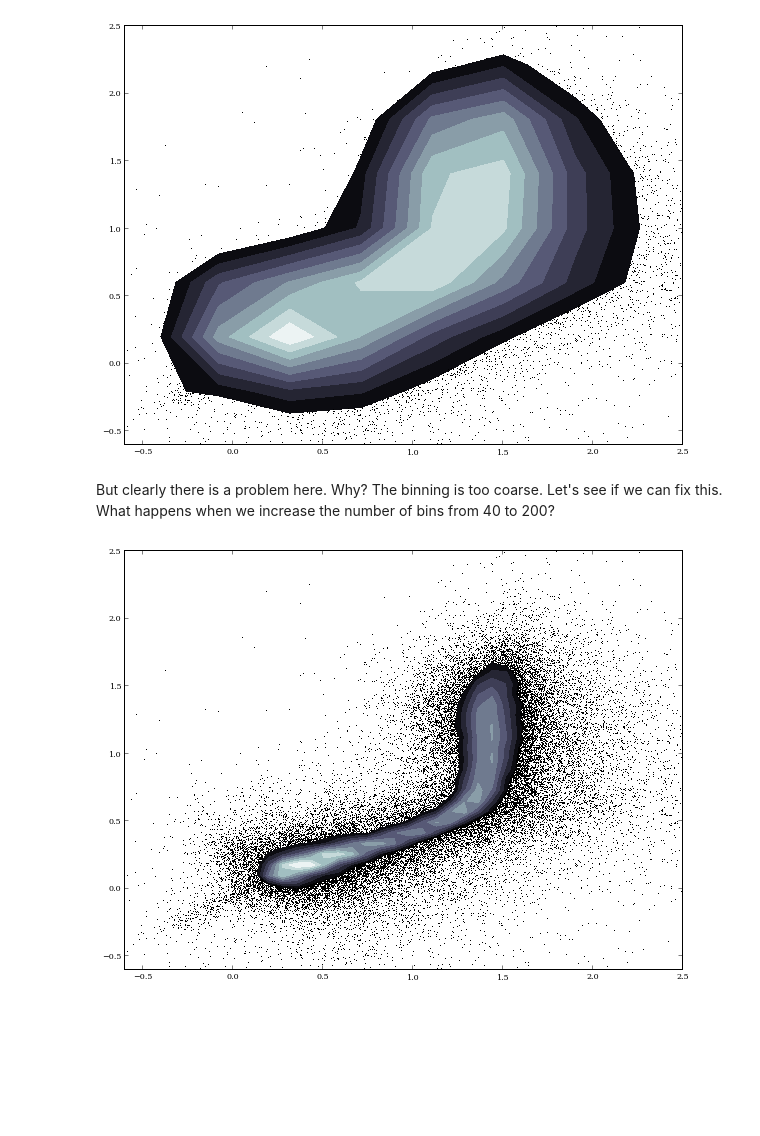
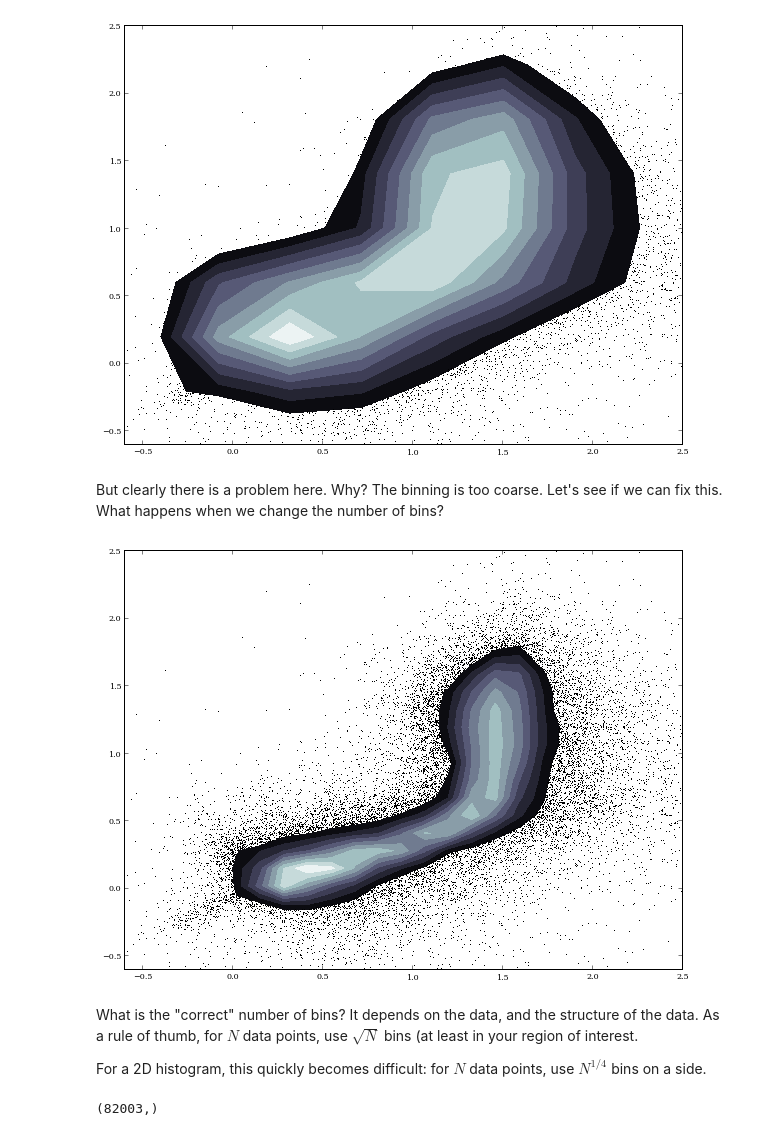
Before and after one commit to dschimin/soma, a Jupyter notebook: Week1/Plotting Data.ipynb, the cells around one changed output. Drawn from its saved outputs; the diff is of its cells as text; code cells hidden in the pictures; blank space fills up the shorter version.

```diff
--- a/Week1/Plotting Data.ipynb
+++ b/Week1/Plotting Data.ipynb
@@ -106,26 +106,28 @@ plt.show()
 # %% [output]
 [figure]
 # %% [markdown]
-But clearly there is a problem here. Why? The binning is too coarse. Let's see if we can fix this. What happens when we increase the number of bins from 40 to 200?
+But clearly there is a problem here. Why? The binning is too coarse. Let's see if we can fix this. What happens when we change the number of bins?
 # %%
-import numpy as np
-from astroML.plotting import scatter_contour
-
-g = stars["gRaw"]
-r = stars["rRaw"]
-i = stars["iRaw"]
 
 fig, ax = plt.subplots(figsize=(10,7.5))
 
 scatter_contour(g - r, r - i, threshold=200, log_counts=True, ax=ax,
-                histogram2d_args=dict(bins=200),
+                histogram2d_args=dict(bins=np.linspace(-0.5,2.5,25)),
                 plot_args=dict(marker=',', linestyle='none', color='black'),
                 contour_args=dict(cmap=plt.cm.bone))
 
 
 ax.set_xlim(-0.6, 2.5)
 ax.set_ylim(-0.6, 2.5)
 
 plt.show()
 # %% [output]
-[figure, old version]
+[figure, new version]
+# %% [markdown]
+What is the "correct" number of bins? It depends on the data, and the structure of the data. As a rule of thumb, for $N$ data points, use $\sqrt{N}$ bins (at least in your region of interest.
+
+For a 2D histogram, this quickly becomes difficult: for $N$ data points, use $N^{1/4}$ bins on a side.
+# %%
+g.shape
+# %% [output]
+(82003,)
```
Also changed, not shown: parts of 3 cells of this notebook.
